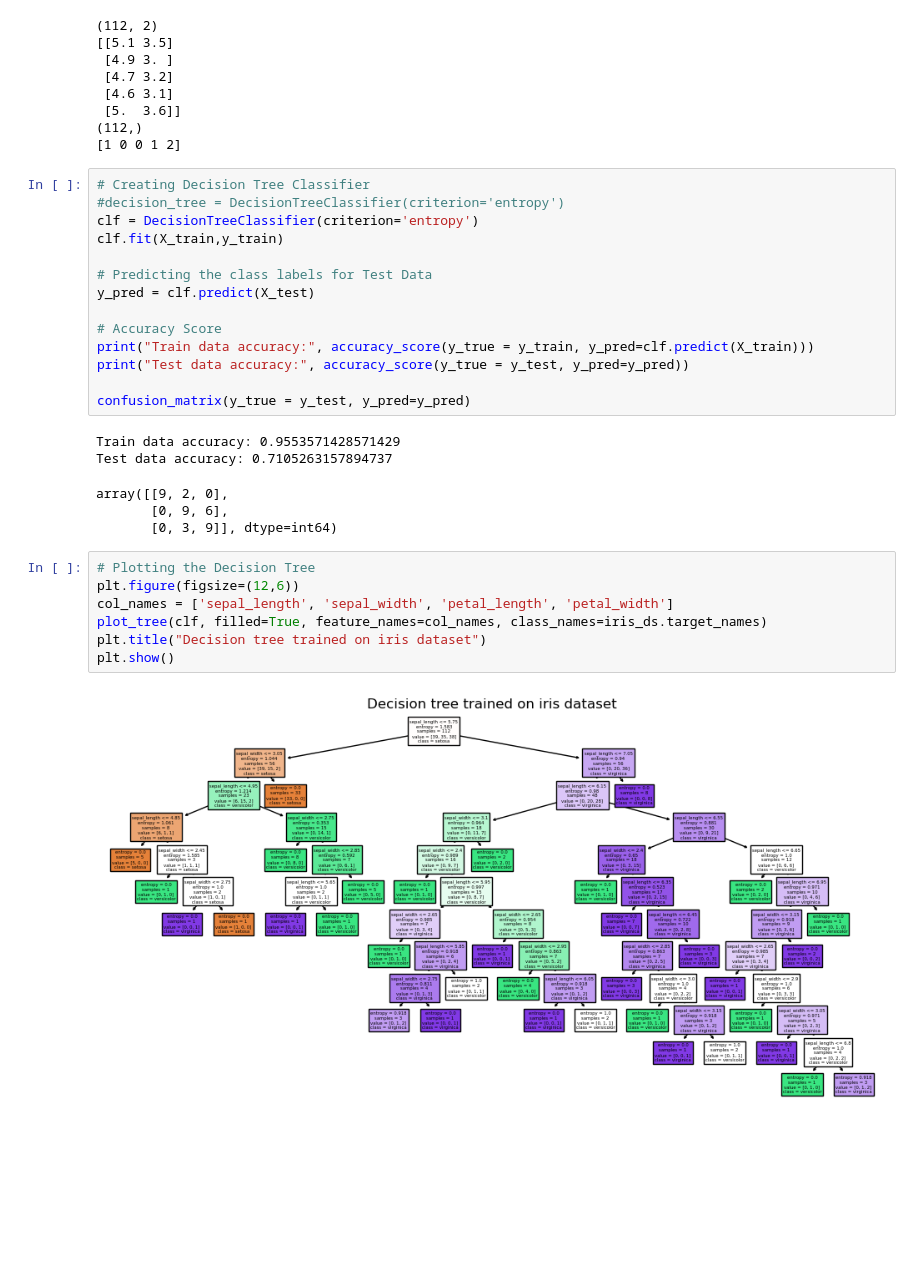
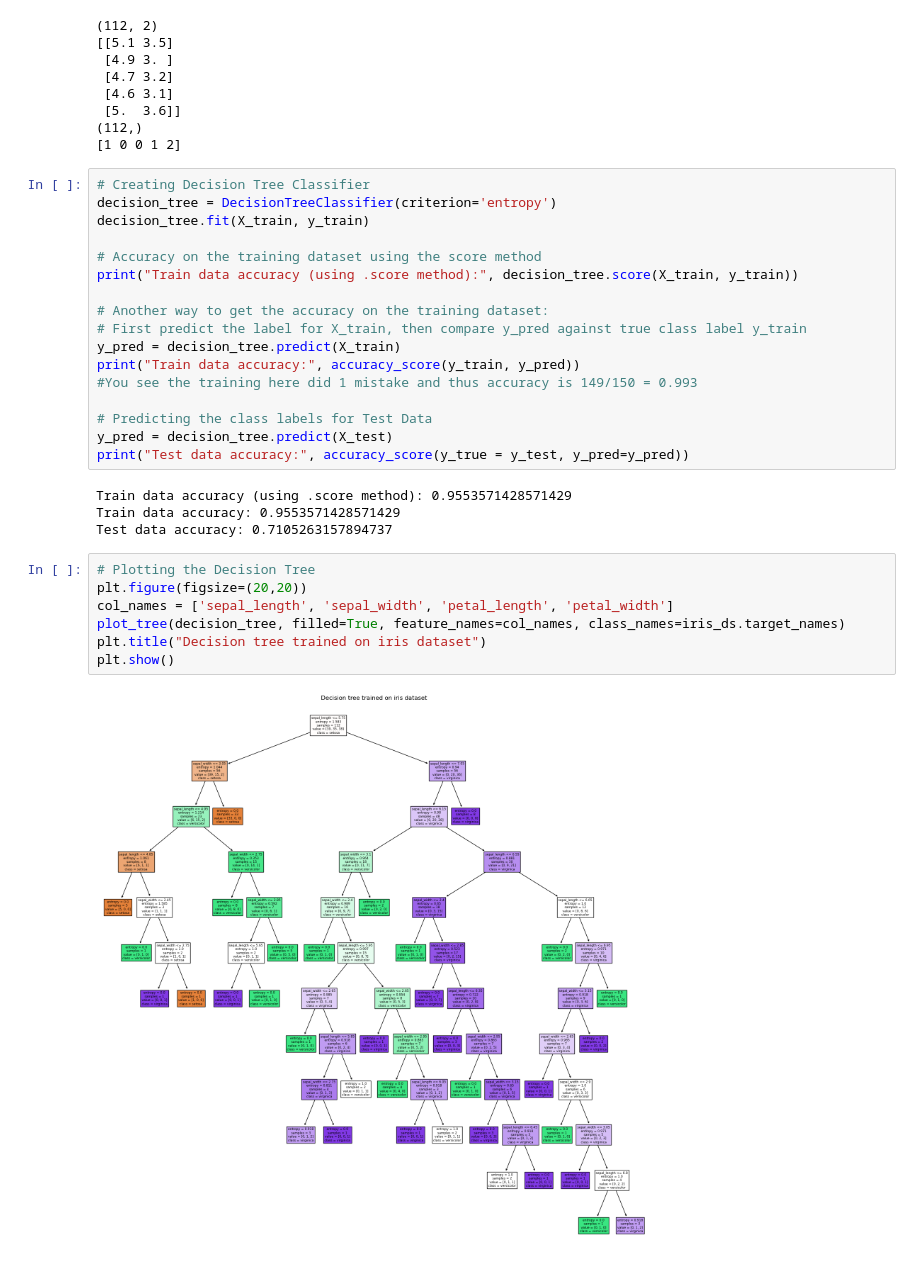
Before and after one commit to cmps460s24/cmps460-content, a Jupyter notebook: examples/05.dt/1.dt_example.ipynb, the cells around one changed output. Cells and saved outputs as stored; diff of their text form; blank space fills up the shorter version.

```diff
--- a/examples/05.dt/1.dt_example.ipynb
+++ b/examples/05.dt/1.dt_example.ipynb
@@ -44,32 +44,33 @@ print(y_train[:5])
  [5.  3.6]]
 (112,)
 [1 0 0 1 2]
-# %%
-# Creating Decision Tree Classifier
-#decision_tree = DecisionTreeClassifier(criterion='entropy')
-clf = DecisionTreeClassifier(criterion='entropy')
-clf.fit(X_train,y_train)
-
-# Predicting the class labels for Test Data
-y_pred = clf.predict(X_test)
-
-# Accuracy Score
-print("Train data accuracy:", accuracy_score(y_true = y_train, y_pred=clf.predict(X_train)))
-print("Test data accuracy:", accuracy_score(y_true = y_test, y_pred=y_pred))
-
-confusion_matrix(y_true = y_test, y_pred=y_pred)
-# %% [output]
-Train data accuracy: 0.9553571428571429
-Test data accuracy: 0.7105263157894737
-array([[9, 2, 0],
-       [0, 9, 6],
-       [0, 3, 9]], dtype=int64)
+# %%
+# Creating Decision Tree Classifier
+decision_tree = DecisionTreeClassifier(criterion='entropy')
+decision_tree.fit(X_train, y_train)
+
+# Accuracy on the training dataset using the score method
+print("Train data accuracy (using .score method):", decision_tree.score(X_train, y_train))
+
+# Another way to get the accuracy on the training dataset:
+# First predict the label for X_train, then compare y_pred against true class label y_train
+y_pred = decision_tree.predict(X_train)
+print("Train data accuracy:", accuracy_score(y_train, y_pred))
+#You see the training here did 1 mistake and thus accuracy is 149/150 = 0.993
+
+# Predicting the class labels for Test Data
+y_pred = decision_tree.predict(X_test)
+print("Test data accuracy:", accuracy_score(y_true = y_test, y_pred=y_pred))
+# %% [output]
+Train data accuracy (using .score method): 0.9553571428571429
+Train data accuracy: 0.9553571428571429
+Test data accuracy: 0.7105263157894737
 # %%
 # Plotting the Decision Tree
-plt.figure(figsize=(12,6))
+plt.figure(figsize=(20,20))
 col_names = ['sepal_length', 'sepal_width', 'petal_length', 'petal_width']
-plot_tree(clf, filled=True, feature_names=col_names, class_names=iris_ds.target_names)
+plot_tree(decision_tree, filled=True, feature_names=col_names, class_names=iris_ds.target_names)
 plt.title("Decision tree trained on iris dataset")
 plt.show()
 # %% [output]
-[figure, old version]
+[figure, new version]
```
